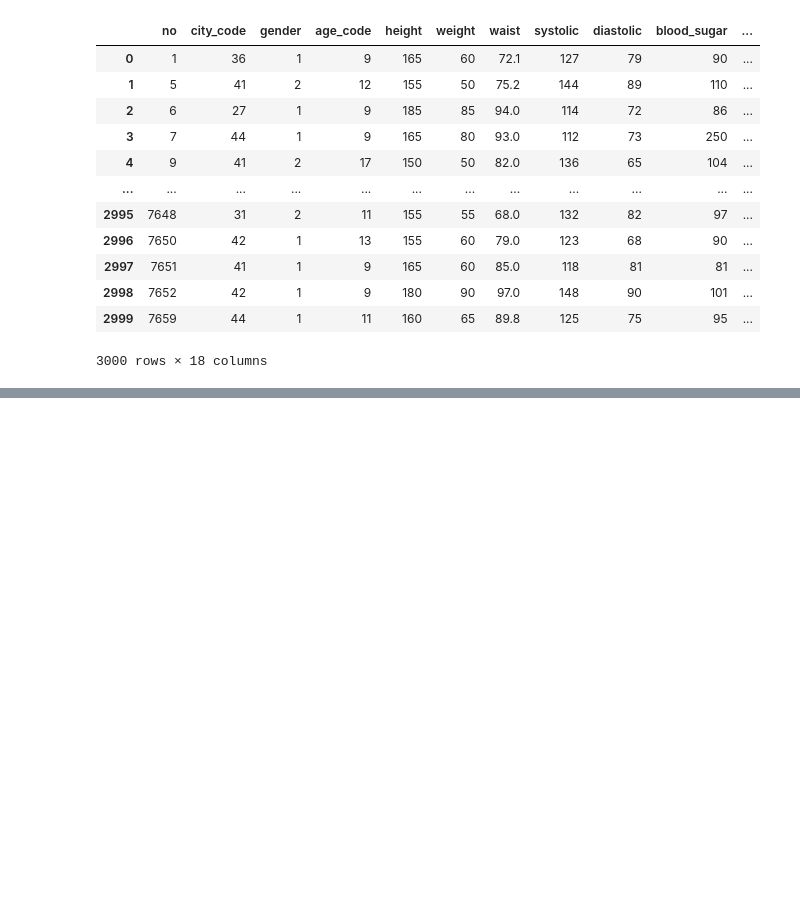
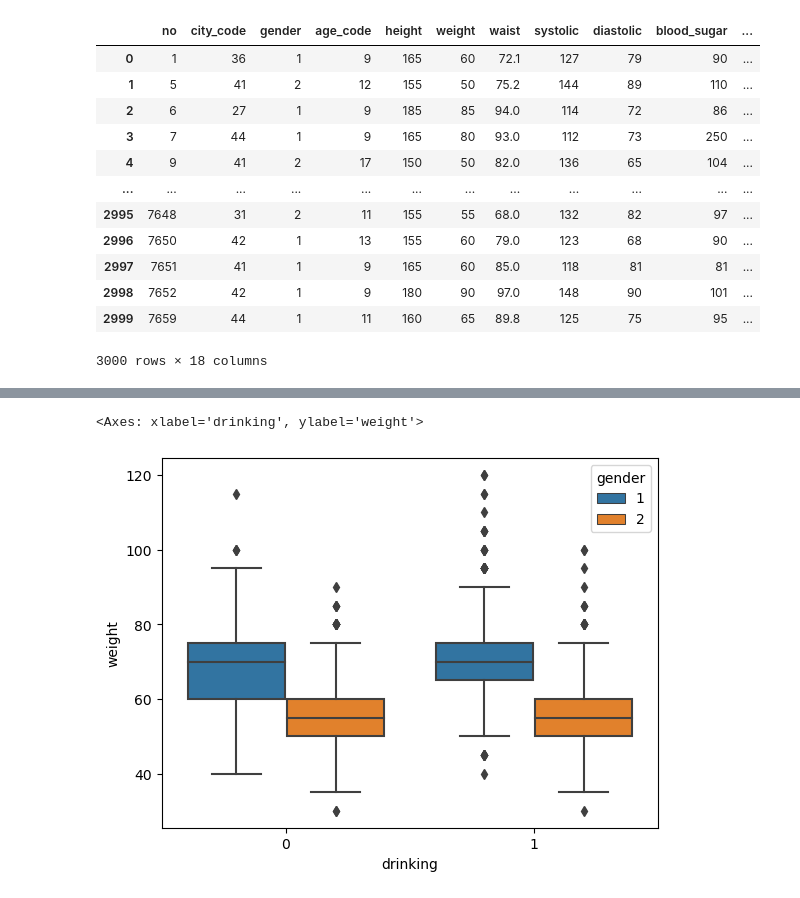
Before and after one commit to kimtaeyoon20031220/machine-learning-gcu, a Jupyter notebook: 예제/random.ipynb, the cells around one changed output, grey strips where cells are left out. Drawn from its saved outputs; the diff is of its cells as text; code cells hidden in the pictures; blank space fills up the shorter version.

```diff
--- a/예제/random.ipynb
+++ b/예제/random.ipynb
@@ -39,0 +74,5 @@ sns.violinplot(x="height", y="weight", hue="gender",data=df, palette="muted")
+# %%
+sns.boxplot(x='drinking', y='weight', hue='gender', data=df)
+# %% [output]
+<Axes: xlabel='drinking', ylabel='weight'>
+[figure, added]
```
Also changed, not shown: parts of 4 cells of this notebook, 17 other files.
